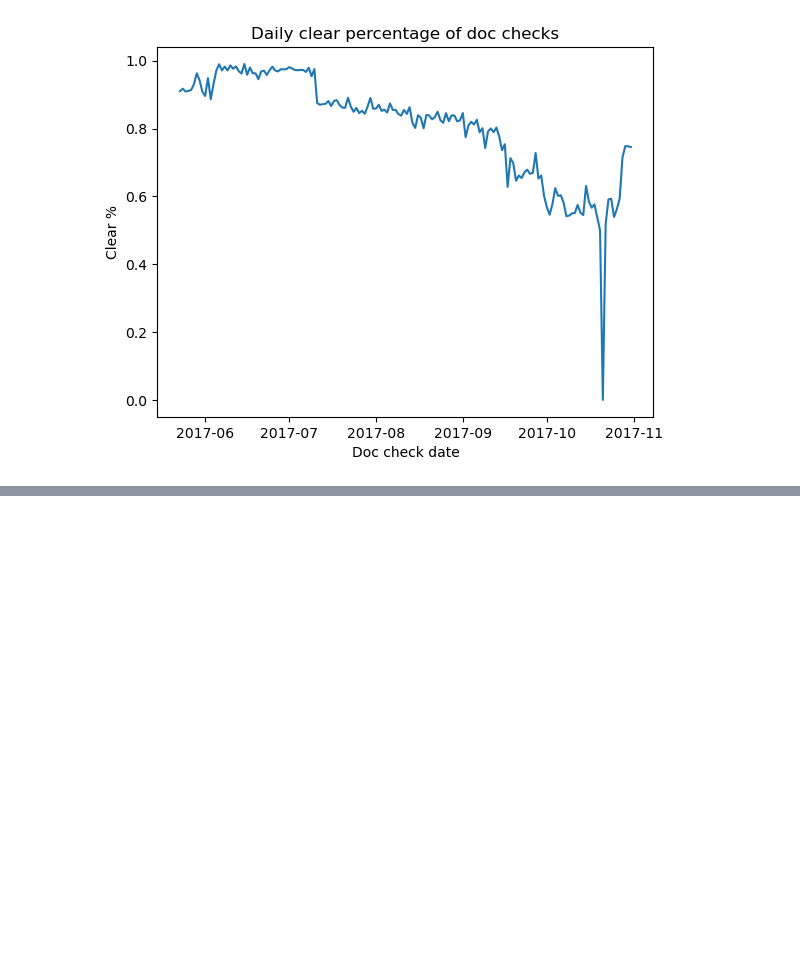
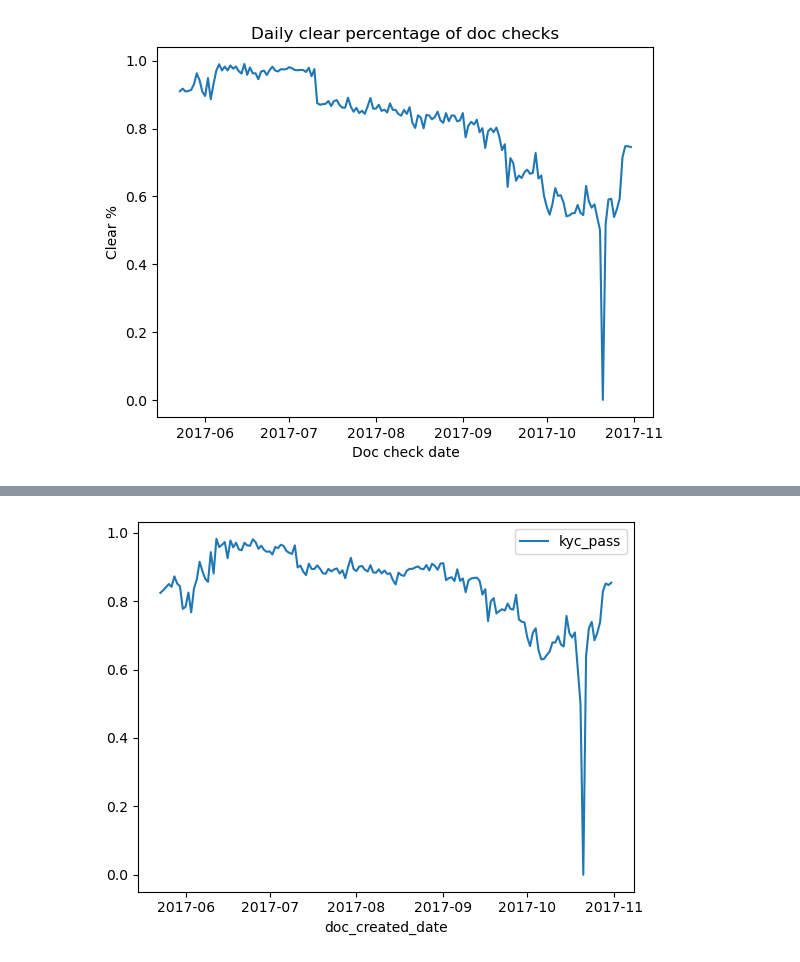
Before and after one commit to LaszloCodes/kyc_analysis, a Jupyter notebook: kyc_analysis.ipynb, the cells around one changed output, grey strips where cells are left out. Saved outputs shown, nothing was run; the diff lists cells and outputs as text; code cells hidden in the pictures; blank space fills up the shorter version.

Commit message:
Analysis of users with multiple tries

```diff
--- a/kyc_analysis.ipynb
+++ b/kyc_analysis.ipynb
@@ -480,4 +480,5 @@ plt.show()
 # %% [output]
 [figure]
 # %%
-# Identify drop off points
+# Entries where both facial and document checks are clear
+combined_check_results['kyc_pass'] = combined_check_results.apply(lambda row: 1 if row['facial_result']=='clear' and row['doc_result']=='clear' else 0,axis=1)
@@ -488,0 +510,3 @@ KeyError: 'facial_visual_authenticity_result'
+# %%
+# Combine data and user level data
+user_pass_rate = combined_check_results.groupby(['user_id','doc_created_date'])['kyc_pass'].max().reset_index()
@@ -488,0 +529,2 @@ KeyError: 'facial_visual_authenticity_result'
+# %%
+date_pass_rate = user_pass_rate.groupby('doc_created_date')['kyc_pass'].mean().reset_index()
@@ -488,0 +552,5 @@ KeyError: 'facial_visual_authenticity_result'
+# %%
+date_pass_rate.plot(x='doc_created_date', y='kyc_pass',kind='line')
+plt.show()
+# %% [output]
+[figure, added]
```
Also changed, not shown: parts of 28 cells of this notebook.
